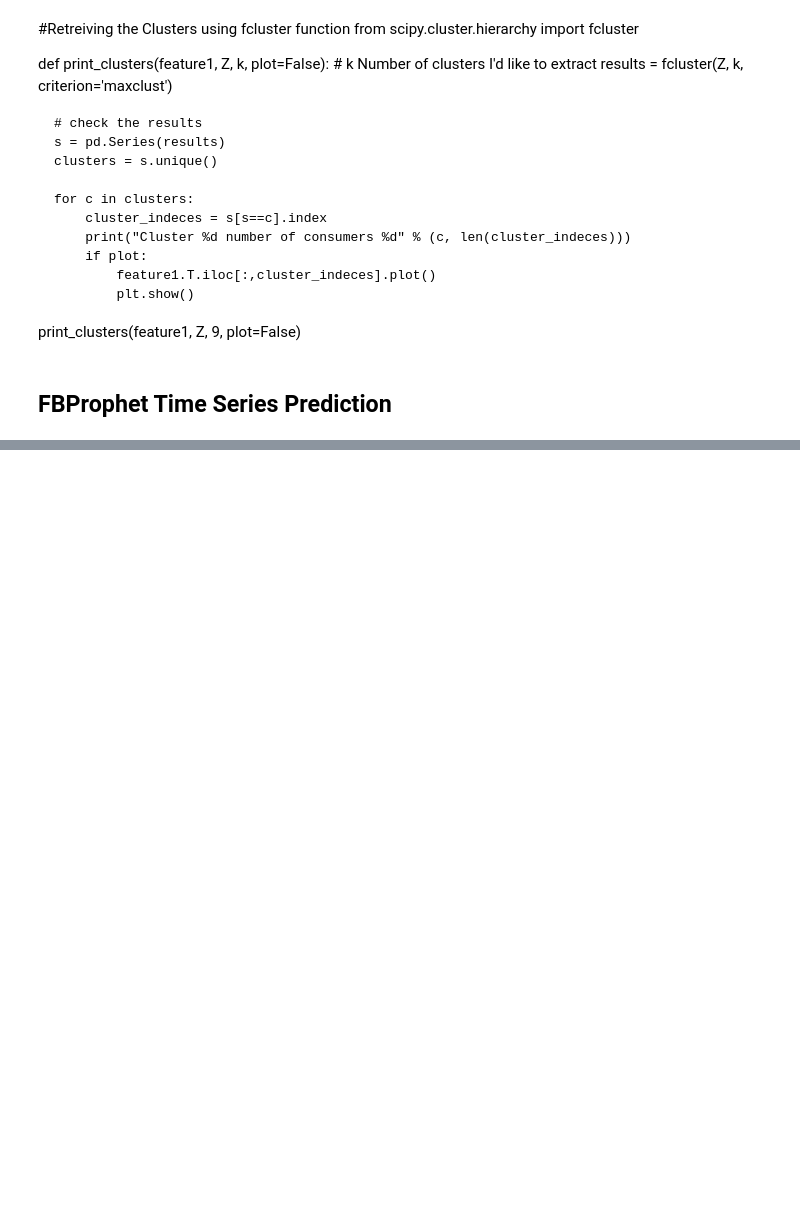
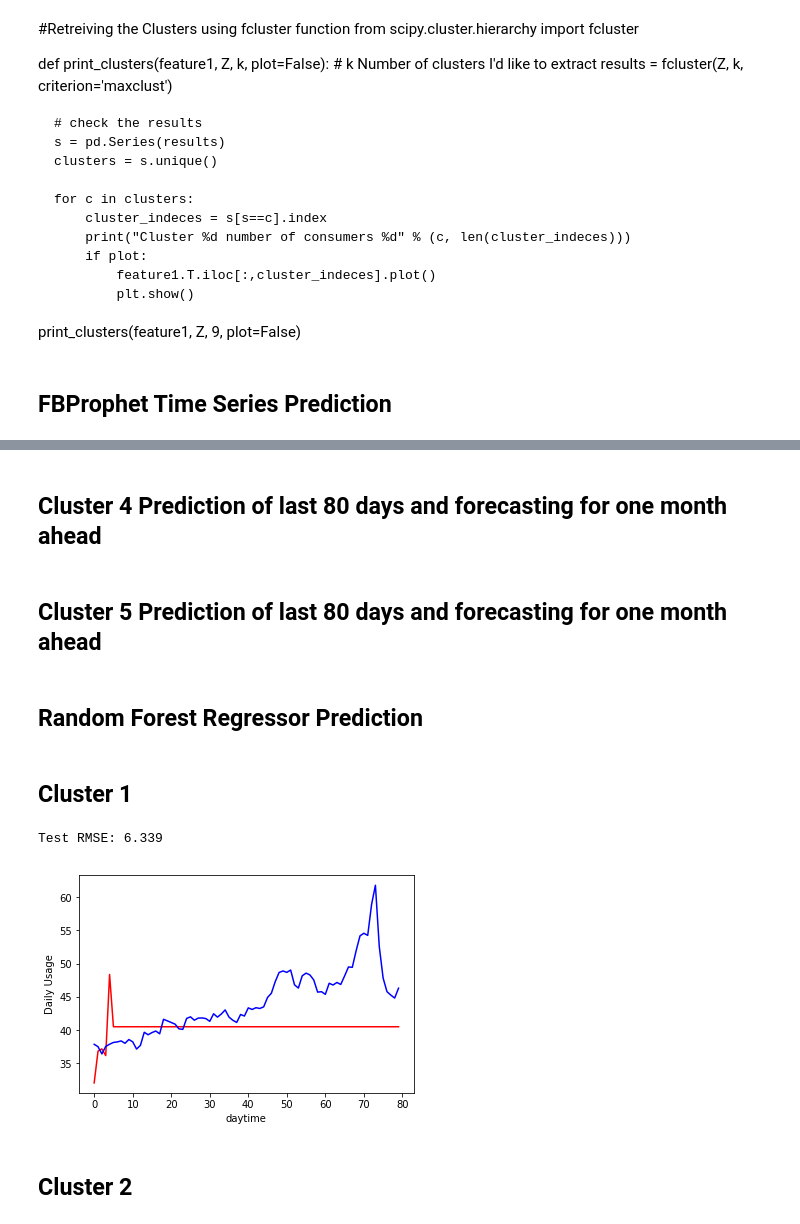
Before and after one commit to dhimanak/Nullpointers-Load_Clusters, a Jupyter notebook: Load_Clusters.ipynb, the cells around one changed output, grey strips where cells are left out. Cells and saved outputs as stored; diff of their text form; code cells hidden in the pictures; blank space fills up the shorter version.

```diff
--- a/Load_Clusters.ipynb
+++ b/Load_Clusters.ipynb
@@ -519,6 +431,0 @@ rf = RandomForestRegressor(n_estimators = 1000, random_state = 42)
-# %%
-# Train the model on training data
-rf.fit(train_X, train_y);
-# %%
-# Use the Randomforest's predict method to predict
-predictions = rf.predict(test_X)
@@ -541,0 +521,2 @@ plt.show()
+# %% [markdown]
+## Cluster 4 Prediction of last 80 days and forecasting for one month ahead
@@ -541,0 +529,2 @@ plt.show()
+# %% [markdown]
+## Cluster 5 Prediction of last 80 days and forecasting for one month ahead
@@ -541,0 +537,2 @@ plt.show()
+# %% [markdown]
+## Random Forest Regressor Prediction ##
@@ -541,0 +544,40 @@ plt.show()
+# %%
+def timeseriesPredictRFRegressor(train_X,train_y,test_X,test_y):
+   # Instantiate model with 1000 decision trees
+    rfmodel= RandomForestRegressor(n_estimators = 1000, random_state = 42)
+    # Train the model on training data
+    rfmodel.fit(train_X, train_y);
+    # Use the Randomforest's predict method to predict
+    predictions = rfmodel.predict(test_X)
+
+    # Print out the Root mean squared error (RMSE)
+    rmse = sqrt(mean_squared_error(test_y, predictions))
+    print('Test RMSE: %.3f' % rmse)
+
+    plt.xlabel('daytime')
+    plt.ylabel('Daily Usage')
+    plt.plot(test_y, color='red')
+    plt.plot(predictions, color='blue')
+    plt.show()
+# %% [markdown]
+## Cluster 1
+# %%
+size = len(dfUserGroupClus1) - 80
+train1, test1 = dfUserGroupClus1[0:size], dfUserGroupClus1[size:]
+
+#test_Y is the value we want to predict and train_y is the value we will use to train
+train_y = np.array(train1['y'])
+test_y = np.array(test1['y'])
+
+#trainX and testX are the training and testing dataset
+train1= train1.drop('y', axis = 1)
+train_X = np.array(train1)
+test1= test1.drop('y', axis = 1)
+test_X = np.array(test1)
+# %%
+timeseriesPredictRFRegressor(train_X,train_y,test_X,test_y)
+# %% [output]
+Test RMSE: 6.339
+[figure, added]
+# %% [markdown]
+## Cluster 2
```
Also changed, not shown: parts of 58 cells of this notebook.
